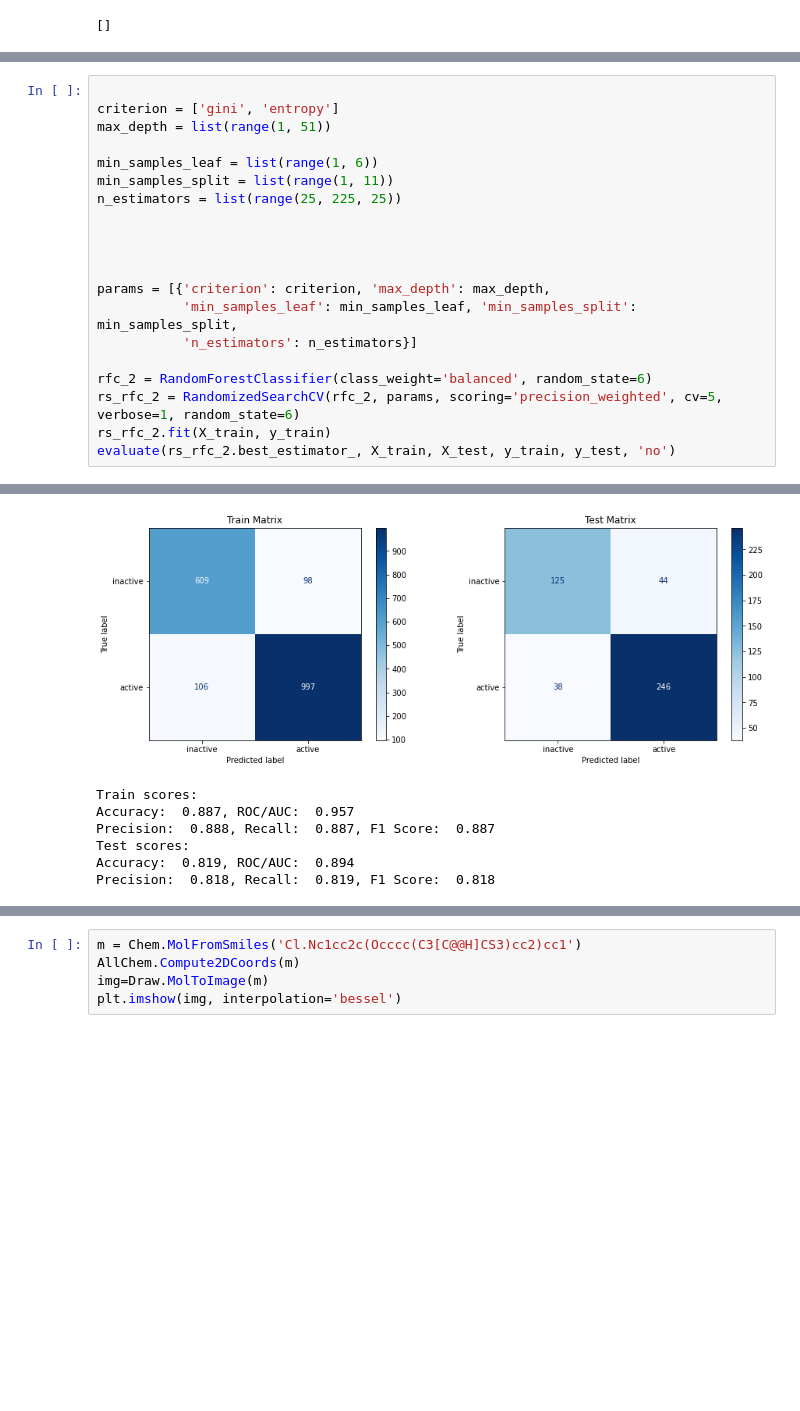
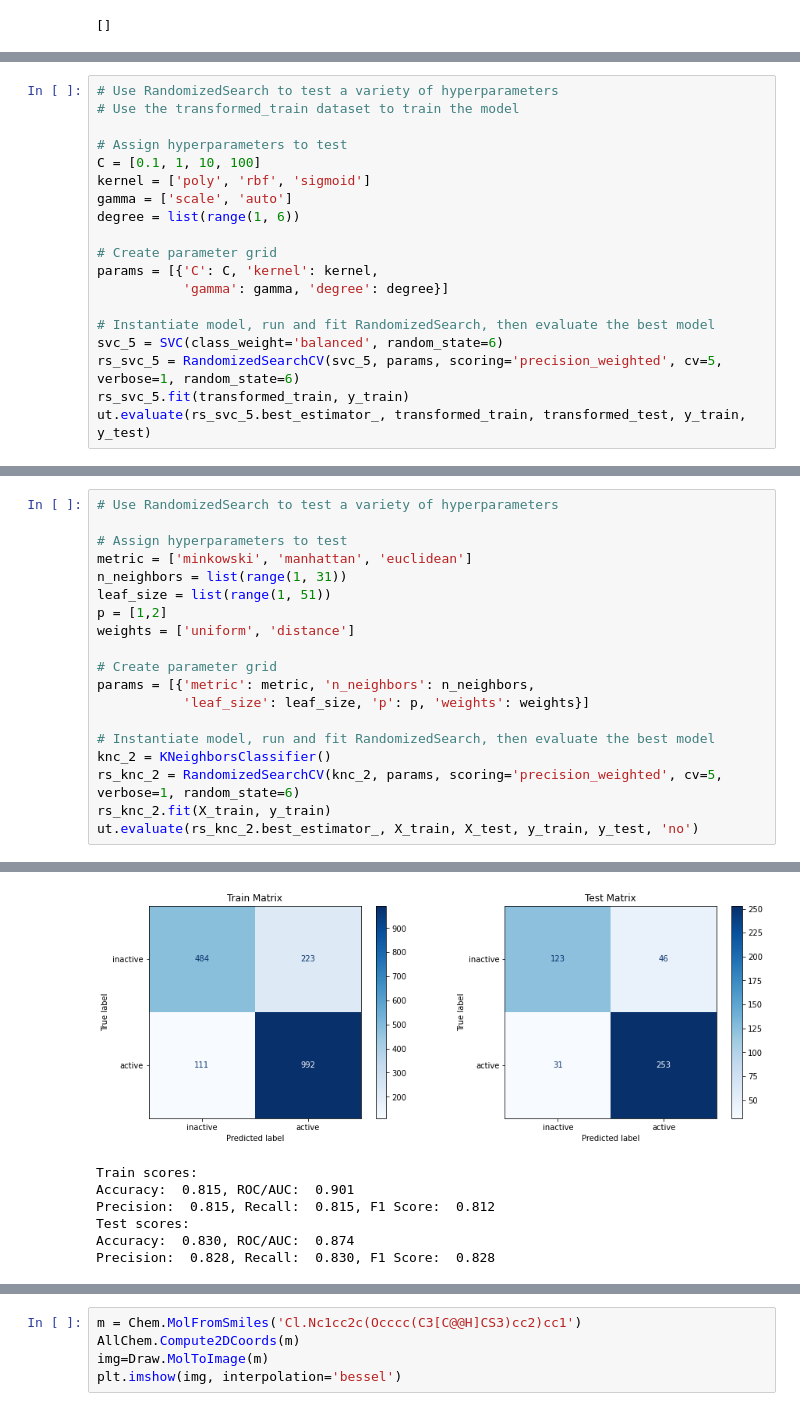
Before and after one commit to clreiner/MMP9DrugDiscovery, a Jupyter notebook: Drug_discovery.ipynb, the cells around one changed output, grey strips where cells are left out. Cells and saved outputs as stored; diff of their text form; blank space fills up the shorter version.

```diff
--- a/Drug_discovery.ipynb
+++ b/Drug_discovery.ipynb
@@ -970,0 +878,19 @@ rfc.get_params()
+# %%
+# Use RandomizedSearch to test a variety of hyperparameters
+# Use the transformed_train dataset to train the model
+
+# Assign hyperparameters to test
+C = [0.1, 1, 10, 100]
+kernel = ['poly', 'rbf', 'sigmoid']
+gamma = ['scale', 'auto']
+degree = list(range(1, 6))
+
+# Create parameter grid
+params = [{'C': C, 'kernel': kernel,
+           'gamma': gamma, 'degree': degree}]
+
+# Instantiate model, run and fit RandomizedSearch, then evaluate the best model
+svc_5 = SVC(class_weight='balanced', random_state=6)
+rs_svc_5 = RandomizedSearchCV(svc_5, params, scoring='precision_weighted', cv=5, verbose=1, random_state=6)
+rs_svc_5.fit(transformed_train, y_train)
+ut.evaluate(rs_svc_5.best_estimator_, transformed_train, transformed_test, y_train, y_test)
@@ -971,23 +927,22 @@ rfc.get_params()
 # %%
+# Use RandomizedSearch to test a variety of hyperparameters
 
-criterion = ['gini', 'entropy']
-max_depth = list(range(1, 51))
+# Assign hyperparameters to test
+metric = ['minkowski', 'manhattan', 'euclidean']
+n_neighbors = list(range(1, 31))
+leaf_size = list(range(1, 51))
+p = [1,2]
+weights = ['uniform', 'distance']
 
-min_samples_leaf = list(range(1, 6))
-min_samples_split = list(range(1, 11))
-n_estimators = list(range(25, 225, 25))
+# Create parameter grid
+params = [{'metric': metric, 'n_neighbors': n_neighbors,
+           'leaf_size': leaf_size, 'p': p, 'weights': weights}]
 
-
-
-
-params = [{'criterion': criterion, 'max_depth': max_depth,
-           'min_samples_leaf': min_samples_leaf, 'min_samples_split': min_samples_split,
-           'n_estimators': n_estimators}]
-
-rfc_2 = RandomForestClassifier(class_weight='balanced', random_state=6)
-rs_rfc_2 = RandomizedSearchCV(rfc_2, params, scoring='precision_weighted', cv=5, verbose=1, random_state=6)
-rs_rfc_2.fit(X_train, y_train)
-evaluate(rs_rfc_2.best_estimator_, X_train, X_test, y_train, y_test, 'no')
+# Instantiate model, run and fit RandomizedSearch, then evaluate the best model
+knc_2 = KNeighborsClassifier()
+rs_knc_2 = RandomizedSearchCV(knc_2, params, scoring='precision_weighted', cv=5, verbose=1, random_state=6)
+rs_knc_2.fit(X_train, y_train)
+ut.evaluate(rs_knc_2.best_estimator_, X_train, X_test, y_train, y_test, 'no')
 # %% [output]
 Fitting 5 folds for each of 10 candidates, totalling 50 fits
 [Parallel(n_jobs=1)]: Using backend SequentialBackend with 1 concurrent workers.
@@ -995,7 +950,7 @@ Fitting 5 folds for each of 10 candidates, totalling 50 fits
-[figure, old version]
+[figure, new version]
 Train scores:
-Accuracy:  0.887, ROC/AUC:  0.957
-Precision:  0.888, Recall:  0.887, F1 Score:  0.887
+Accuracy:  0.815, ROC/AUC:  0.901
+Precision:  0.815, Recall:  0.815, F1 Score:  0.812
 Test scores:
-Accuracy:  0.819, ROC/AUC:  0.894
-Precision:  0.818, Recall:  0.819, F1 Score:  0.818
+Accuracy:  0.830, ROC/AUC:  0.874
+Precision:  0.828, Recall:  0.830, F1 Score:  0.828
```
Also changed, not shown: parts of 142 cells of this notebook, 6 other files.
